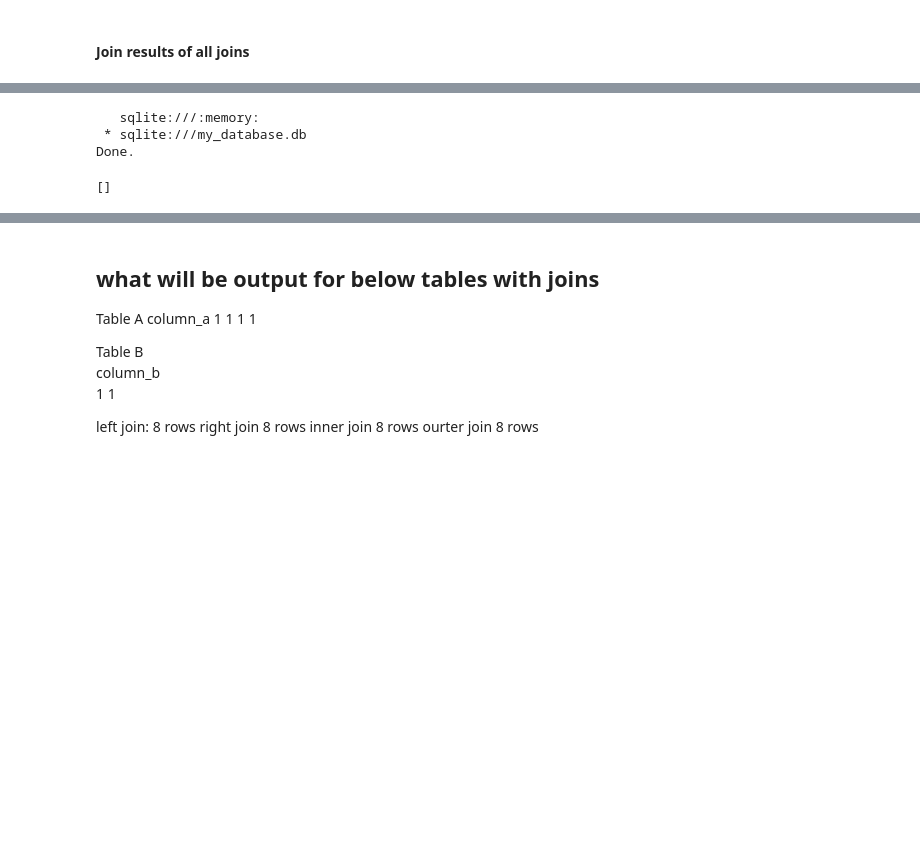
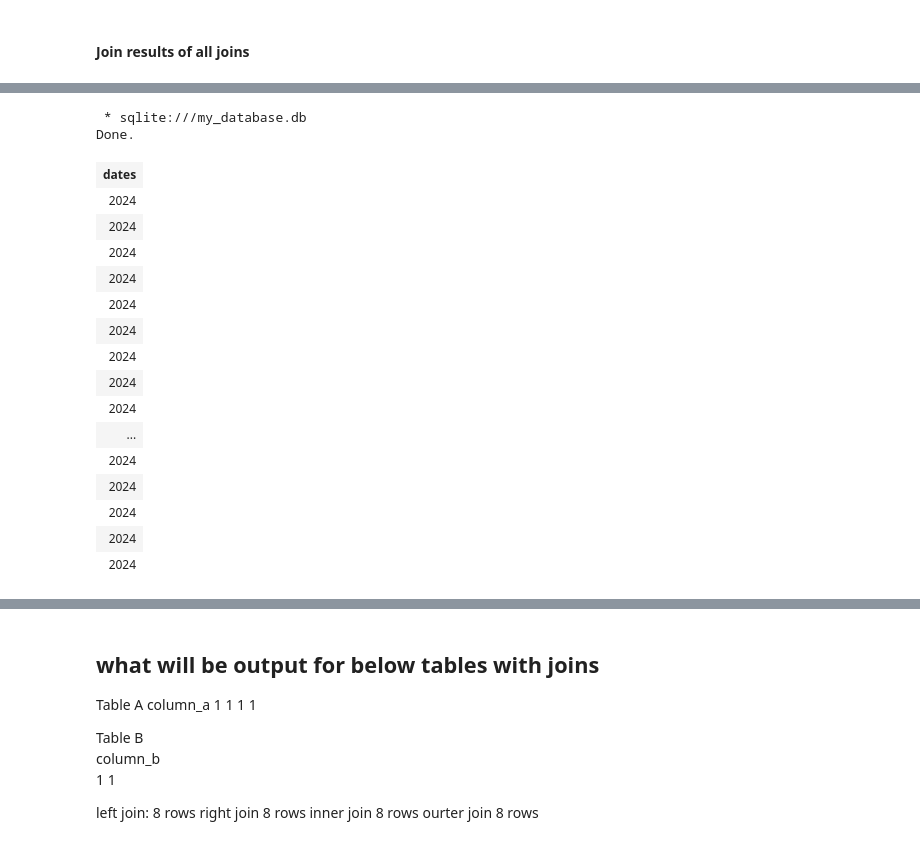
Before and after one commit to VikasYashB/int_prep, a Jupyter notebook: interview_sql_qa.ipynb, the cells around one changed output, grey strips where cells are left out. Cells and saved outputs as stored; diff of their text form; code cells hidden in the pictures; blank space fills up the shorter version.

```diff
--- a/interview_sql_qa.ipynb
+++ b/interview_sql_qa.ipynb
@@ -321,17 +269,28 @@ Done.
 | item | net_amount |
 | a | -14 |
 | b | 45 |
-# %%
-%%sql
-drop table cust_transactions;
-# %% [output]
-   sqlite:///:memory:
- * sqlite:///my_database.db
-Done.
-[]
 # %%
 %%sql
-select CAST(tx_date as DATE) as dates from cust_transactions;
+select CAST(tx_date as DATETIME) as dates from cust_transactions;
+# %% [output]
+ * sqlite:///my_database.db
+Done.
+| dates |
+| 2024 |
+| 2024 |
+| 2024 |
+| 2024 |
+| 2024 |
+| 2024 |
+| 2024 |
+| 2024 |
+| 2024 |
+| ... |
+| 2024 |
+| 2024 |
+| 2024 |
+| 2024 |
+| 2024 |
 # %%
 #write sql query for pivot
 # input table
```
Also changed, not shown: parts of 62 cells of this notebook, 9 other files.
